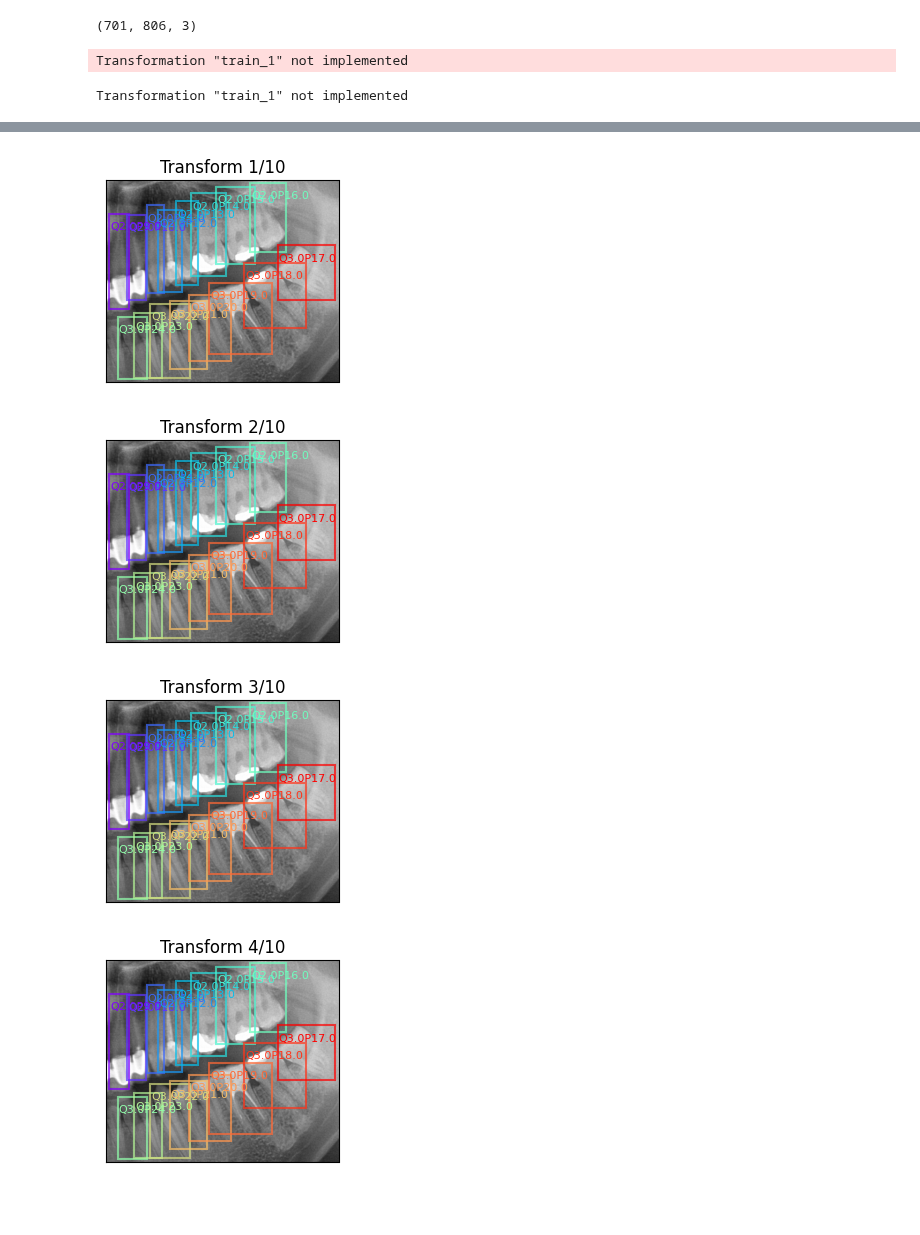
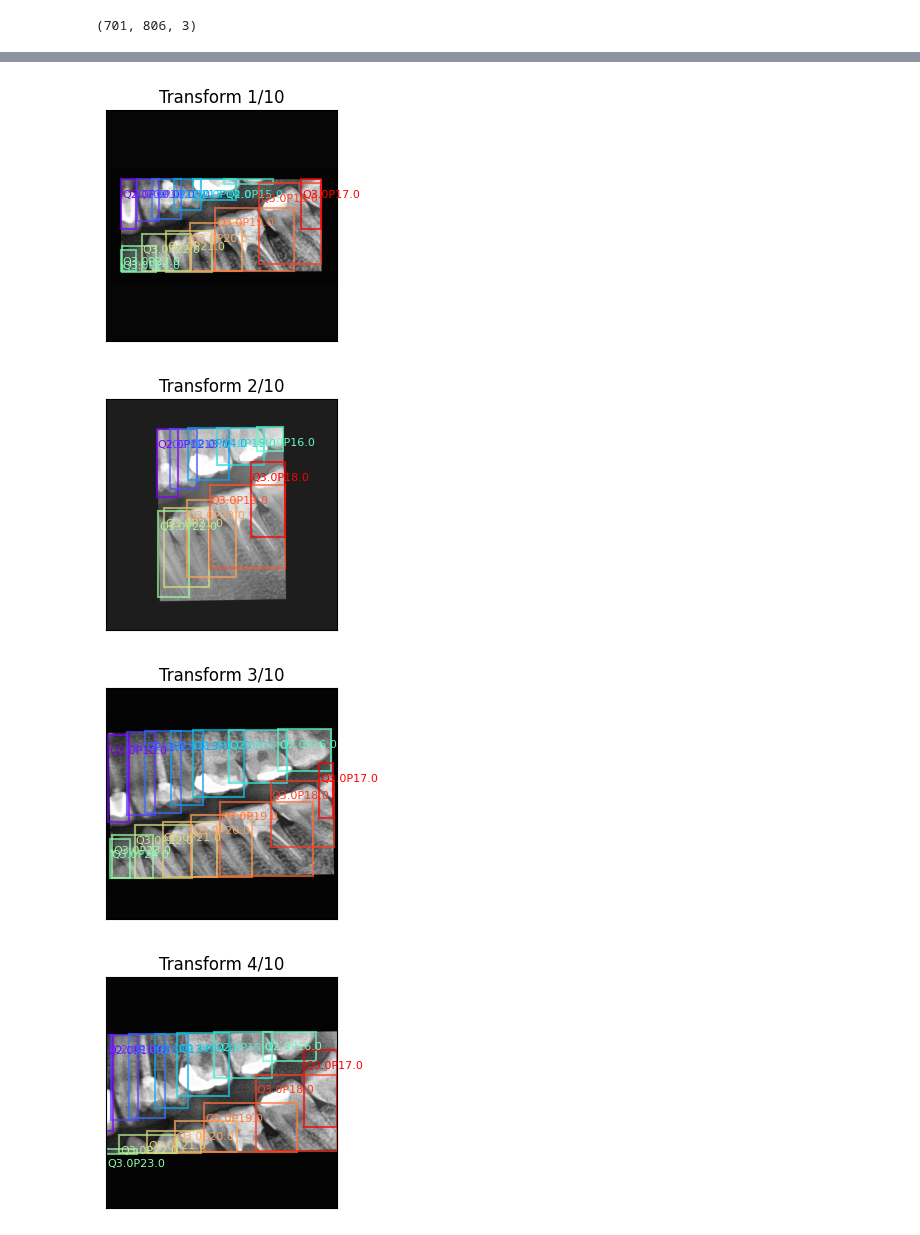
Before and after one commit to awerdich/computervision, a Jupyter notebook: notebooks/detection/05_augmentations.ipynb, the cells around one changed output, grey strips where cells are left out. Drawn from its saved outputs; the diff is of its cells as text; code cells hidden in the pictures; blank space fills up the shorter version.

```diff
--- a/notebooks/detection/05_augmentations.ipynb
+++ b/notebooks/detection/05_augmentations.ipynb
@@ -342,37 +342,35 @@ label_list = [f'Q{quadrant}P{position}' for quadrant, position in zip(quadrant_l
 # Crop to the output format
 im_size = 640
 
 # We can get this transformation from the dataclass
 transformation_list = AugmentationTransform(im_width=im_size, im_height=im_size).\
-    get_transforms('train_1')
+    get_transforms('train_14_23')
 
 # Plot the original image with bounding boxes
 fig, ax = plt.subplots(figsize=(7, 5))
 ax = plot_boxes(image=im, box_list=box_list, label_list=label_list, ax=ax)
 ax.set(title='Original image')
 plt.show()
 
 # Plot the augmentations
 # Run the augmentations multiple times
 runs = 10
 for r in range(runs):
     # Run the transformation
     output = DETRansform(transformations=transformation_list).\
         transform(image=im, bboxes=box_list, label_fields=[quadrant_list, position_list])
     transformed_labels = [f'Q{q}P{p}' for q, p in zip(output['quadrants'], output['positions'])]
     transformed_boxes = output['bboxes']
     transformed_boxes_area_list = [box[2]*box[3] for box in transformed_boxes]
     # print(transformed_boxes_area_list)
     # Plot the output
     fig, ax = plt.subplots(figsize=(3, 3))
     ax = plot_boxes(image=output['image'], box_list=transformed_boxes, label_list=transformed_labels, ax=ax)
     ax.set(title=f'Transform {r+1}/{runs}')
     plt.show()
 # %% [output]
-Transformation "train_1" not implemented
-Transformation "train_1" not implemented
 [figure]
-[figure, old version]
+[figure, new version]
-[figure, old version]
+[figure, new version]
-[figure, old version]
+[figure, new version]
-[figure, old version]
+[figure, new version]
```
Also changed, not shown: parts of 1 cell of this notebook, 5 other files.
